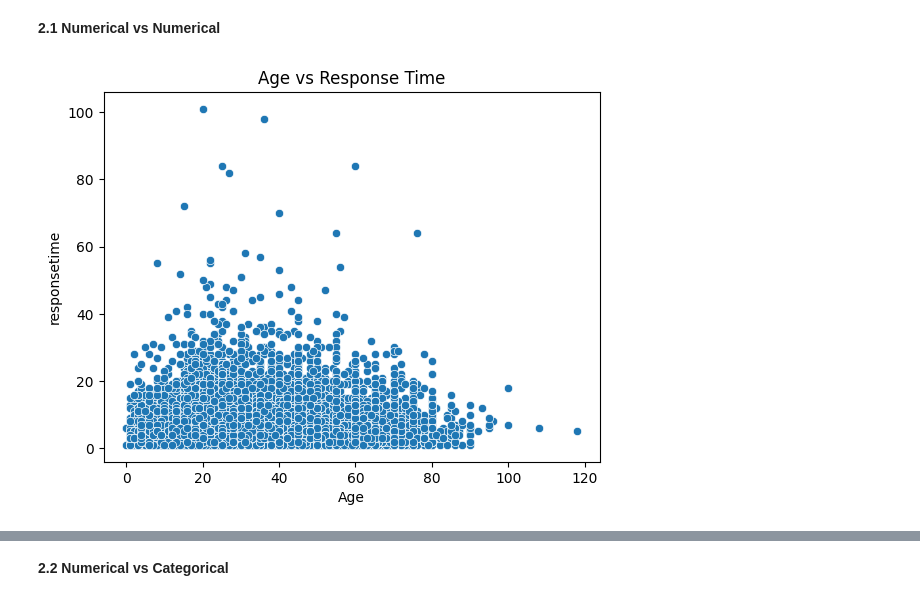
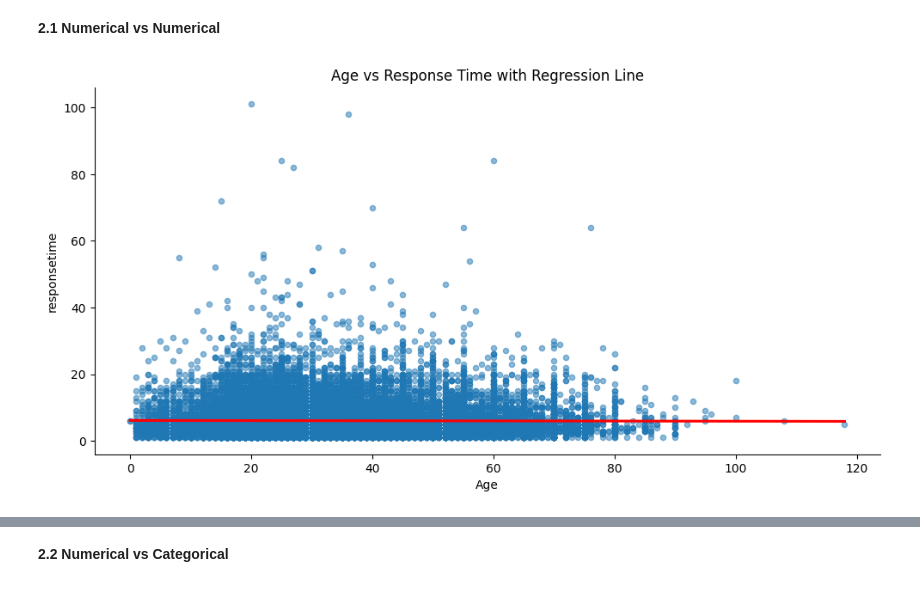
Before and after one commit to tanvirshikdar/TeamOverfitters, a Jupyter notebook: Team_Overfitters (Phase 1).ipynb, the cells around one changed output, grey strips where cells are left out. Drawn from its saved outputs; the diff is of its cells as text; code cells hidden in the pictures.

```diff
--- a/Team_Overfitters (Phase 1).ipynb
+++ b/Team_Overfitters (Phase 1).ipynb
@@ -24,0 +16,15 @@ Saving RTA Data 2020 to July 2023.xlsx to RTA Data 2020 to July 2023.xlsx
+# %%
+from google.colab import files
+uploaded = files.upload()
+
+# Print the uploaded filenames
+print("Uploaded files:", uploaded.keys())
+
+# Access the uploaded file
+import io
+# Get the first filename from the uploaded files
+filename = next(iter(uploaded))
+print("Reading file:", filename)
+
+# Read the Excel file into a DataFrame
+df = pd.read_excel(io.BytesIO(uploaded[filename]))
@@ -173,18 +307,21 @@ for col in categorical_columns:
 # %% [markdown]
 **2.1 Numerical vs Numerical**
 # %%
-# Scatter plot for Age vs Response Time
-sns.scatterplot(x='Age', y='responsetime', data=df_cleaned)
-plt.title('Age vs Response Time')
+# Scatter plot for Age vs Response Time with regression line
+sns.lmplot(x='Age', y='responsetime', data=df_cleaned, aspect=2, scatter_kws={'s': 20, 'alpha': 0.5}, line_kws={'color': 'red'})
+plt.title('Age vs Response Time with Regression Line')
 plt.show()
 
-# Select only numerical columns for the correlation matrix
-numerical_cols = df_cleaned.select_dtypes(include=['float64', 'int64'])  # Select only numeric data types
+# Scatter plot for Age vs Response Time colored by InjuryType
+sns.scatterplot(x='Age', y='responsetime', hue='InjuryType', data=df_cleaned, palette='coolwarm', alpha=0.7)
+plt.title('Age vs Response Time (colored by InjuryType)')
+plt.show()
 
-# Correlation matrix for numerical variables
-plt.figure(figsize=(10, 6))
-sns.heatmap(numerical_cols.corr(), annot=True, cmap='coolwarm')  # Use numerical_cols instead of df_cleaned
+# Correlation matrix heatmap
+numerical_cols = df_cleaned.select_dtypes(include=['float64', 'int64']).dropna()
+mask = np.triu(np.ones_like(numerical_cols.corr(), dtype=bool))
+sns.heatmap(numerical_cols.corr(), annot=True, fmt='.2f', cmap='coolwarm', mask=mask, vmin=-1, vmax=1)
 plt.title('Correlation Matrix')
 plt.show()
 # %% [output]
-[figure, old version]
+[figure, new version]
```
Also changed, not shown: parts of 24 cells of this notebook.
